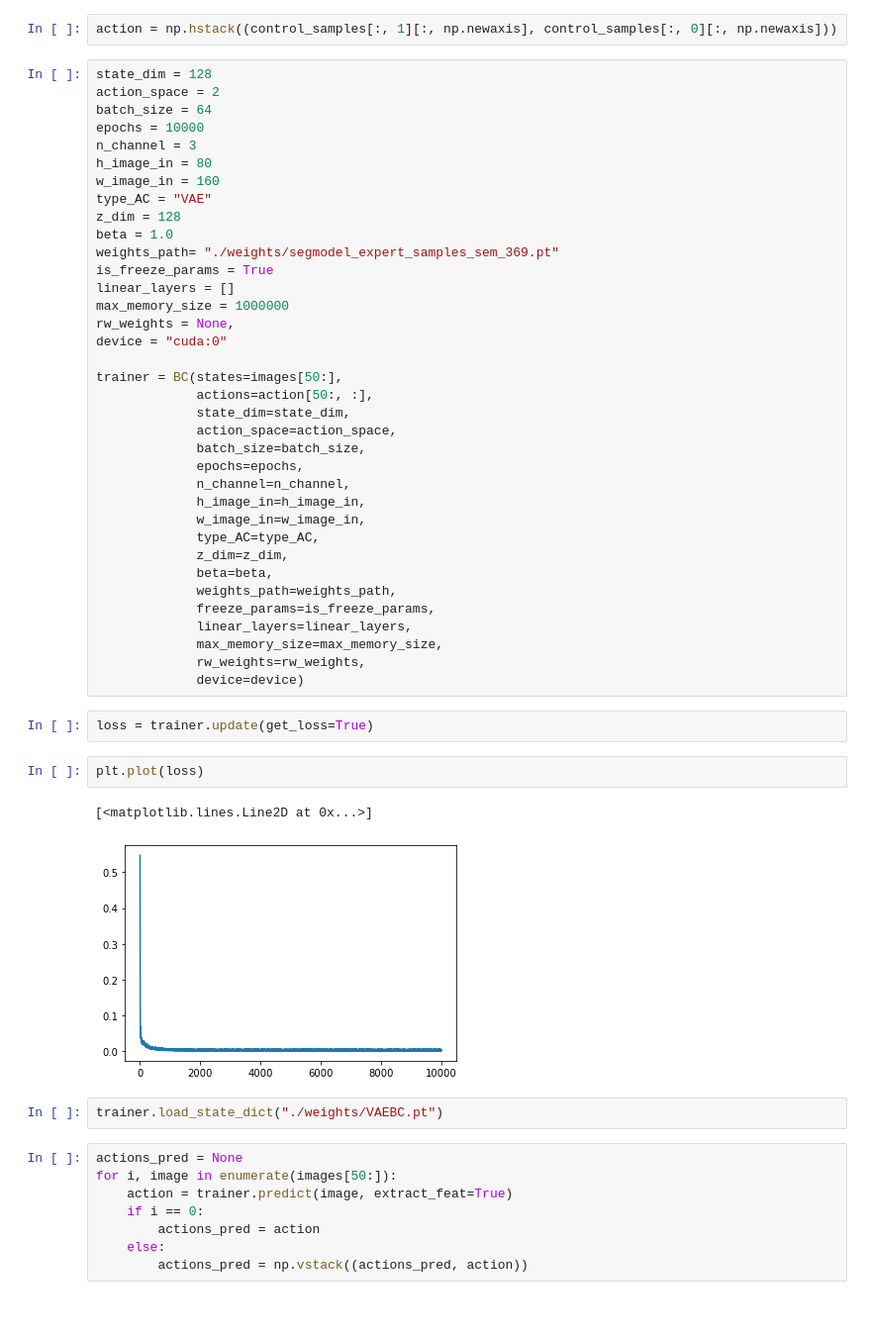
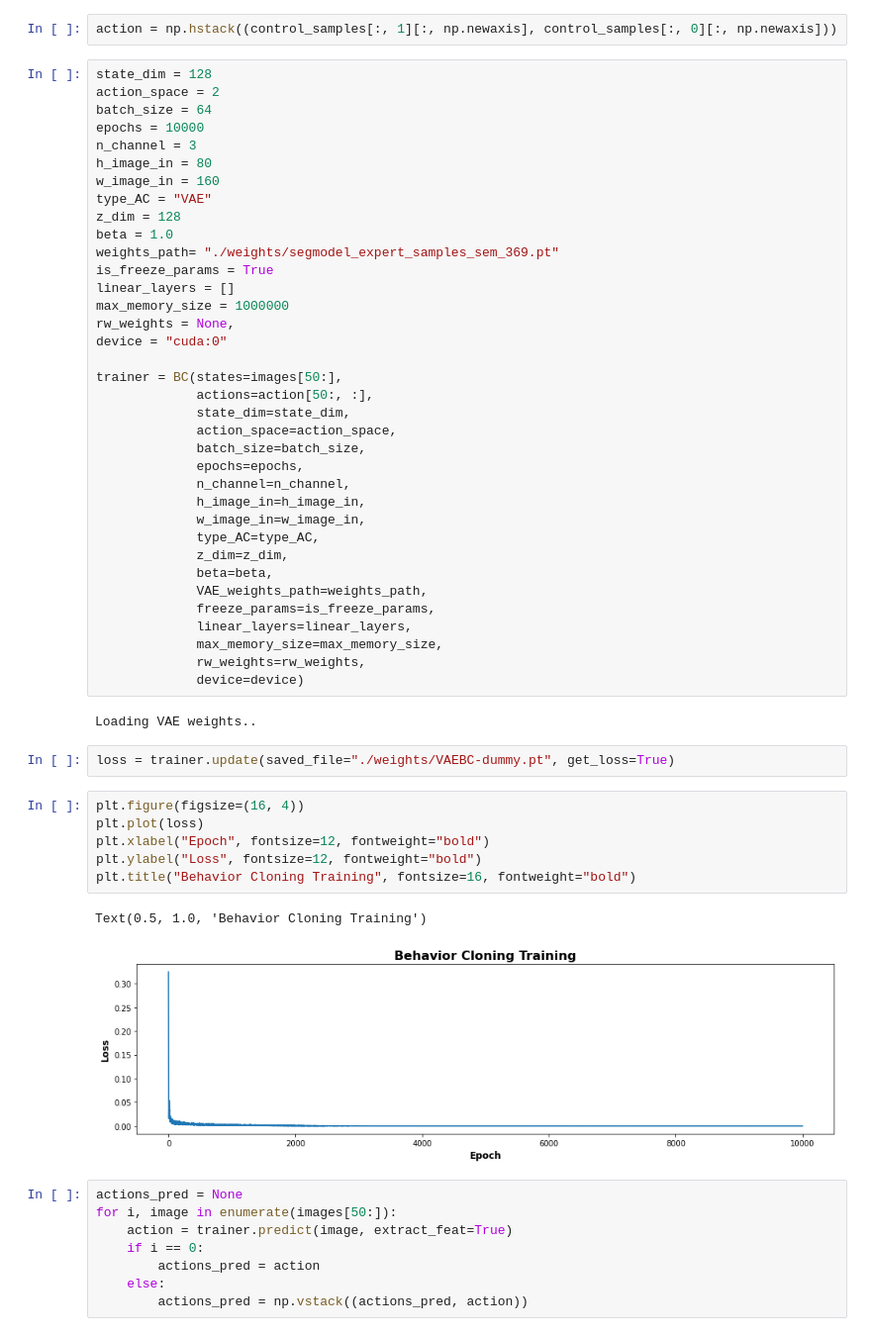
Before and after one commit to JoseVillagranE/Assisted-RL-Algorithm-for-Autonomous-Driving, a Jupyter notebook: models/BC.ipynb, the cells around one changed output. Shown at 99% size. Saved outputs shown, nothing was run; the diff lists cells and outputs as text; blank space fills up the shorter version.

```diff
--- a/models/BC.ipynb
+++ b/models/BC.ipynb
@@ -84,21 +84,25 @@ trainer = BC(states=images[50:],
              type_AC=type_AC,
              z_dim=z_dim,
              beta=beta,
-             weights_path=weights_path,
+             VAE_weights_path=weights_path,
              freeze_params=is_freeze_params,
              linear_layers=linear_layers,
              max_memory_size=max_memory_size,
              rw_weights=rw_weights,
              device=device)
+# %% [output]
+Loading VAE weights..
 # %%
-loss = trainer.update(get_loss=True)
+loss = trainer.update(saved_file="./weights/VAEBC-dummy.pt", get_loss=True)
 # %%
+plt.figure(figsize=(16, 4))
 plt.plot(loss)
+plt.xlabel("Epoch", fontsize=12, fontweight="bold")
+plt.ylabel("Loss", fontsize=12, fontweight="bold")
+plt.title("Behavior Cloning Training", fontsize=16, fontweight="bold")
 # %% [output]
-[<matplotlib.lines.Line2D at 0x...>]
+Text(0.5, 1.0, 'Behavior Cloning Training')
-[figure, old version]
+[figure, new version]
-# %%
-trainer.load_state_dict("./weights/VAEBC.pt")
 # %%
 actions_pred = None
 for i, image in enumerate(images[50:]):
```
Also changed, not shown: parts of 2 cells of this notebook, 22 other files.
